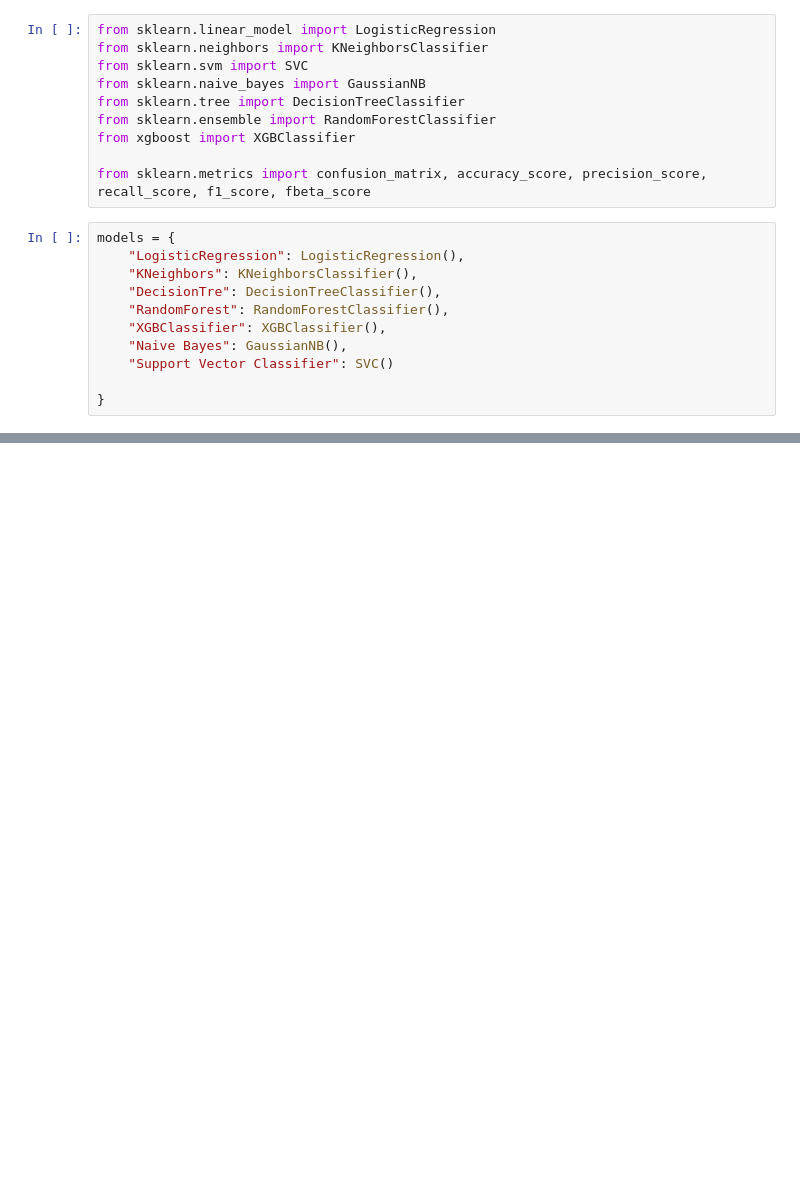
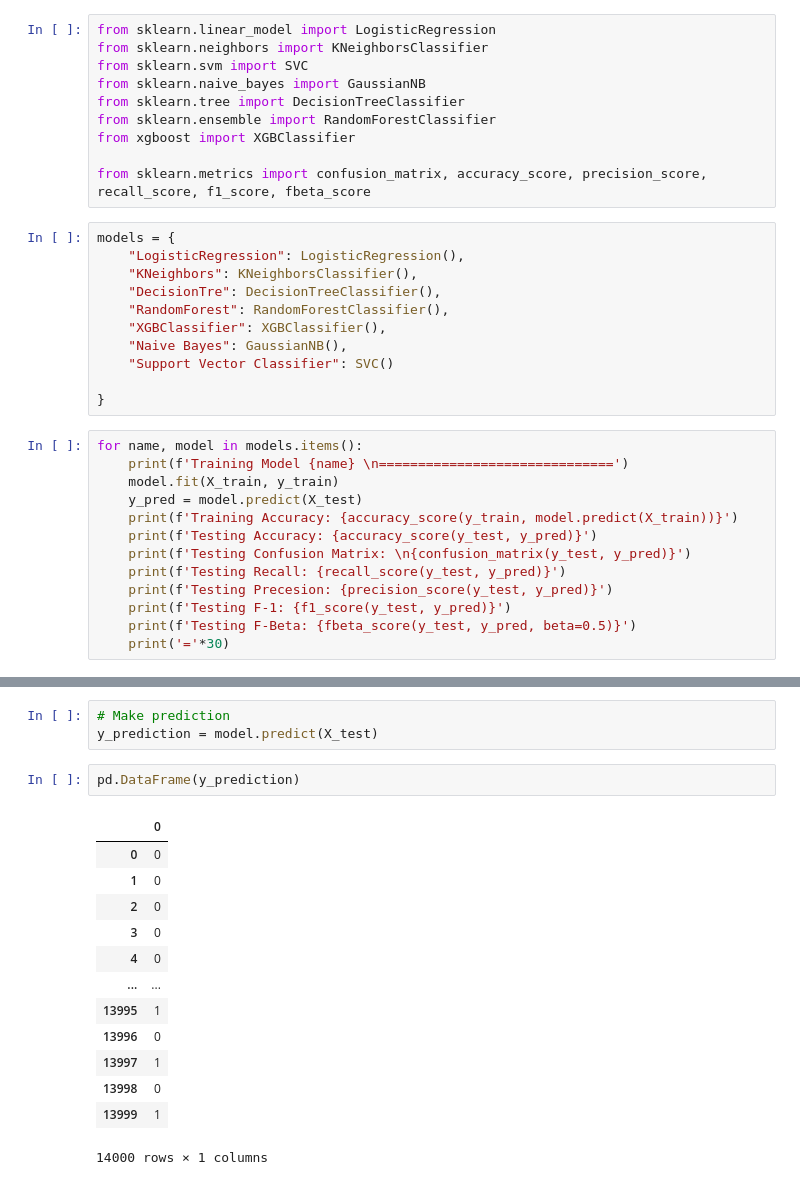
Before and after one commit to RamicAmir/Grupp2-Machine-Learning, a Jupyter notebook: cardiovascular_diagnosis.ipynb, the cells around one changed output, grey strips where cells are left out. Cells and saved outputs as stored; diff of their text form; blank space fills up the shorter version.

Commit message:
Added prediction

```diff
--- a/cardiovascular_diagnosis.ipynb
+++ b/cardiovascular_diagnosis.ipynb
@@ -508,3 +508,16 @@ models = {
     "Support Vector Classifier": SVC()
 
 }
+# %%
+for name, model in models.items():
+    print(f'Training Model {name} \n==============================')
+    model.fit(X_train, y_train)
+    y_pred = model.predict(X_test)
+    print(f'Training Accuracy: {accuracy_score(y_train, model.predict(X_train))}')
+    print(f'Testing Accuracy: {accuracy_score(y_test, y_pred)}')
+    print(f'Testing Confusion Matrix: \n{confusion_matrix(y_test, y_pred)}')
+    print(f'Testing Recall: {recall_score(y_test, y_pred)}')
+    print(f'Testing Precesion: {precision_score(y_test, y_pred)}')
+    print(f'Testing F-1: {f1_score(y_test, y_pred)}')
+    print(f'Testing F-Beta: {fbeta_score(y_test, y_pred, beta=0.5)}')
+    print('='*30)
@@ -510,0 +542,19 @@ models = {
+# %%
+# Make prediction
+y_prediction = model.predict(X_test)
+# %%
+pd.DataFrame(y_prediction)
+# %% [output]
+|  | 0 |
+| 0 | 0 |
+| 1 | 0 |
+| 2 | 0 |
+| 3 | 0 |
+| 4 | 0 |
+| ... | ... |
+| 13995 | 1 |
+| 13996 | 0 |
+| 13997 | 1 |
+| 13998 | 0 |
+| 13999 | 1 |
+14000 rows × 1 columns
```
Also changed, not shown: parts of 1 cell of this notebook.
